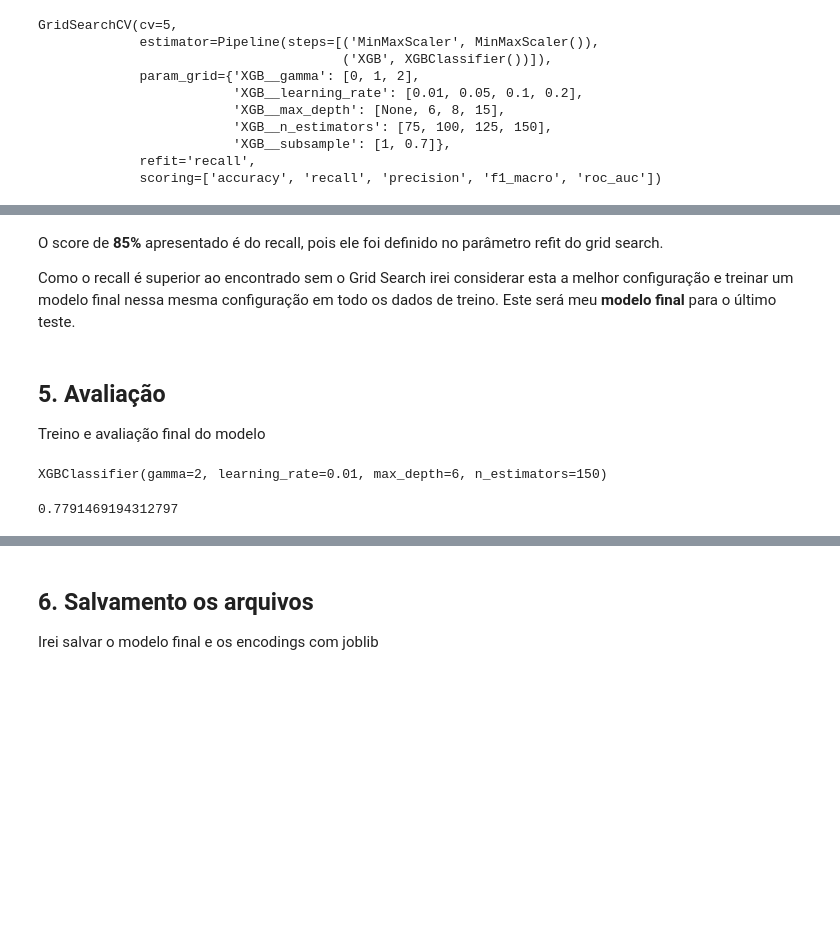
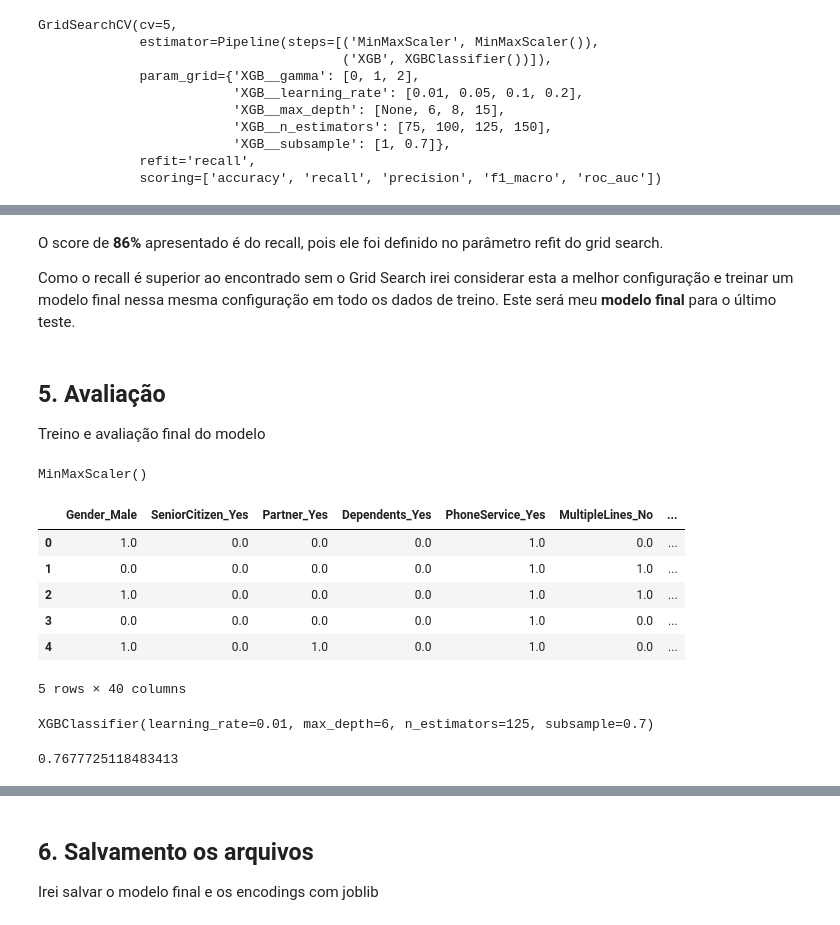
Before and after one commit to andre-almd/Churn-Prediction, a Jupyter notebook: Analise_Churn_Prediction.ipynb, the cells around one changed output, grey strips where cells are left out. Saved outputs shown, nothing was run; the diff lists cells and outputs as text; code cells hidden in the pictures; blank space fills up the shorter version.

```diff
--- a/Analise_Churn_Prediction.ipynb
+++ b/Analise_Churn_Prediction.ipynb
@@ -1834,5 +1834,5 @@ XGB_grid_cv.best_score_
 # %% [markdown]
-O score de **85%** apresentado é do recall, pois ele foi definido no parâmetro refit do grid search.
+O score de **86%** apresentado é do recall, pois ele foi definido no parâmetro refit do grid search.
 
 Como o recall é superior ao encontrado sem o Grid Search irei considerar esta a melhor configuração e treinar um modelo final nessa mesma configuração em todo os dados de treino. Este será meu **modelo final** para o último teste.
 # %% [markdown]
@@ -1844,9 +1844,31 @@ XGB_final_otimizado = xgb.XGBClassifier(gamma=2, learning_rate=0.01, max_depth=6
+# %%
+minmax_scalar = MinMaxScaler()
+
+minmax_scalar.fit(X_train_smote)
+# %% [output]
+MinMaxScaler()
+# %%
+X_train_final_enc = minmax_scalar.transform(X_train_smote)
+X_train_final_enc = pd.DataFrame(X_train_final_enc, columns=X_train_smote.columns)
+X_train_final_enc.head()
+# %% [output]
+|  | Gender_Male | SeniorCitizen_Yes | Partner_Yes | Dependents_Yes | PhoneService_Yes | MultipleLines_No | ... |
+| 0 | 1.0 | 0.0 | 0.0 | 0.0 | 1.0 | 0.0 | ... |
+| 1 | 0.0 | 0.0 | 0.0 | 0.0 | 1.0 | 1.0 | ... |
+| 2 | 1.0 | 0.0 | 0.0 | 0.0 | 1.0 | 1.0 | ... |
+| 3 | 0.0 | 0.0 | 0.0 | 0.0 | 1.0 | 0.0 | ... |
+| 4 | 1.0 | 0.0 | 1.0 | 0.0 | 1.0 | 0.0 | ... |
+5 rows × 40 columns
 # %%
-XGB_final_otimizado.fit(X_train_smote, y_train_smote.ravel())
+XGB_final_otimizado.fit(X_train_final_enc, y_train_smote.ravel())
 # %% [output]
-XGBClassifier(gamma=2, learning_rate=0.01, max_depth=6, n_estimators=150)
+XGBClassifier(learning_rate=0.01, max_depth=6, n_estimators=125, subsample=0.7)
-# %%
-XGB_final_otimizado.score(X_test_enc, y_test_enc)
-# %% [output]
-0.7791469194312797
+# %%
+X_test_enc_final = minmax_scalar.transform(X_test_enc)
+X_test_enc_final = pd.DataFrame(X_test_enc_final, columns=X_train_smote.columns)
+X_test_enc_final.head()
+
+XGB_final_otimizado.score(X_test_enc_final, y_test_enc)
+# %% [output]
+0.7677725118483413
 # %%
```
Also changed, not shown: parts of 39 cells of this notebook, 12 other files.
